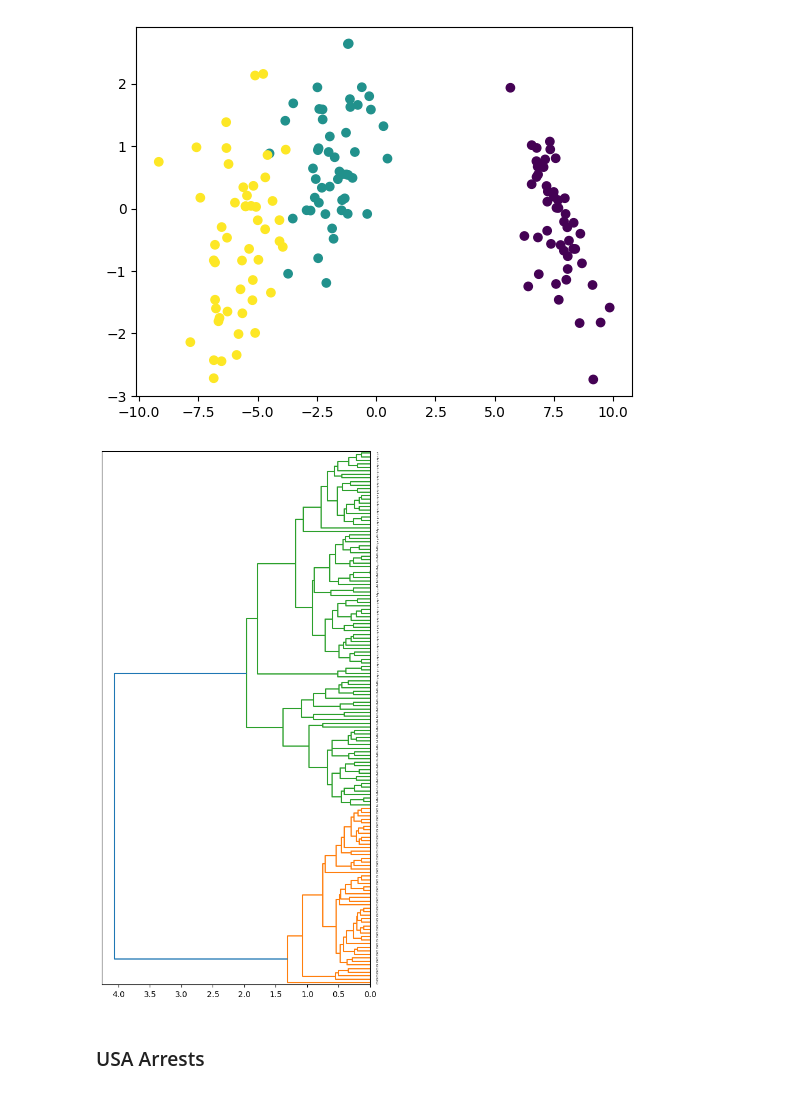
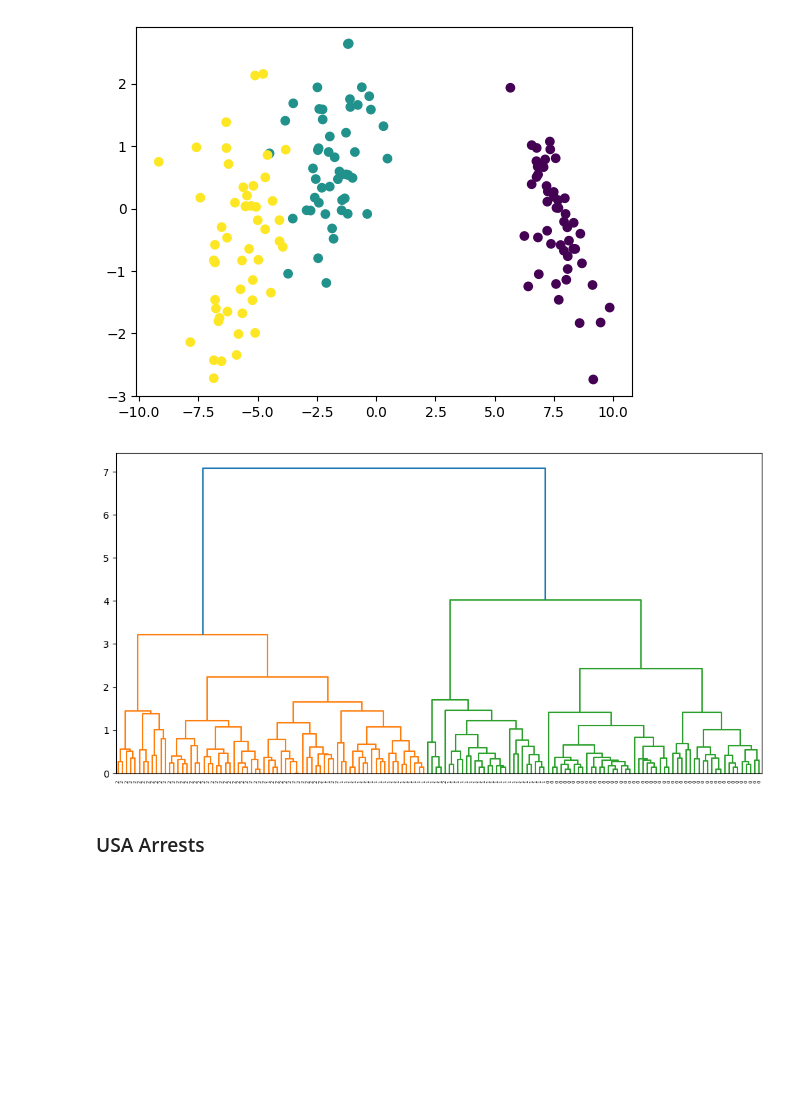
Before and after one commit to kaygun/MYZ309E, a Jupyter notebook: lectures/Lecture_05.ipynb, the cells around one changed output. Drawn from its saved outputs; the diff is of its cells as text; code cells hidden in the pictures; blank space fills up the shorter version.

```diff
--- a/lectures/Lecture_05.ipynb
+++ b/lectures/Lecture_05.ipynb
@@ -306,10 +313,10 @@ plt.scatter(Xp[:,0],Xp[:,1],c=y_iris)
 <matplotlib.collections.PathCollection at 0x...>
 [figure]
 # %%
-plt.figure(figsize=(6,12))
-den = hc.dendrogram(hc.linkage(X_iris, method='average'), orientation='left',labels=y_iris)
+plt.figure(figsize=(12,6))
+den = hc.dendrogram(hc.linkage(X_iris, method='complete'), orientation='top',labels=y_iris)
 # %% [output]
-[figure, old version]
+[figure, new version]
 # %% [markdown]
 ### USA Arrests
 # %%
```
Also changed, not shown: parts of 32 cells of this notebook.
